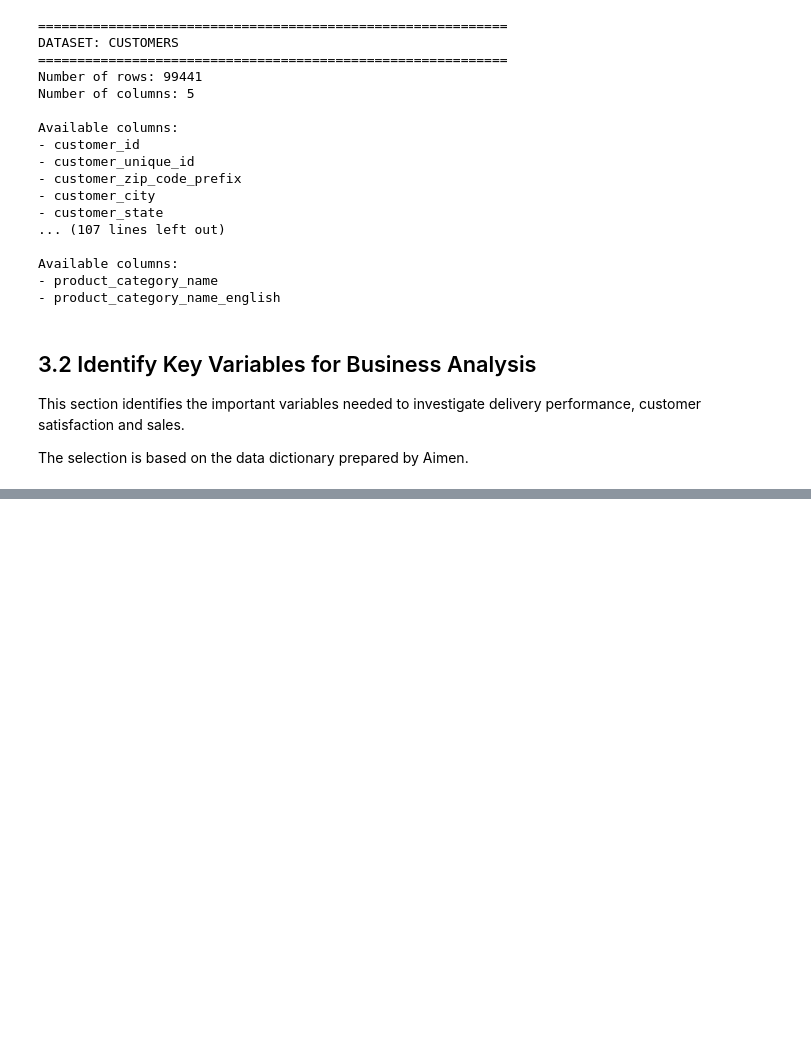
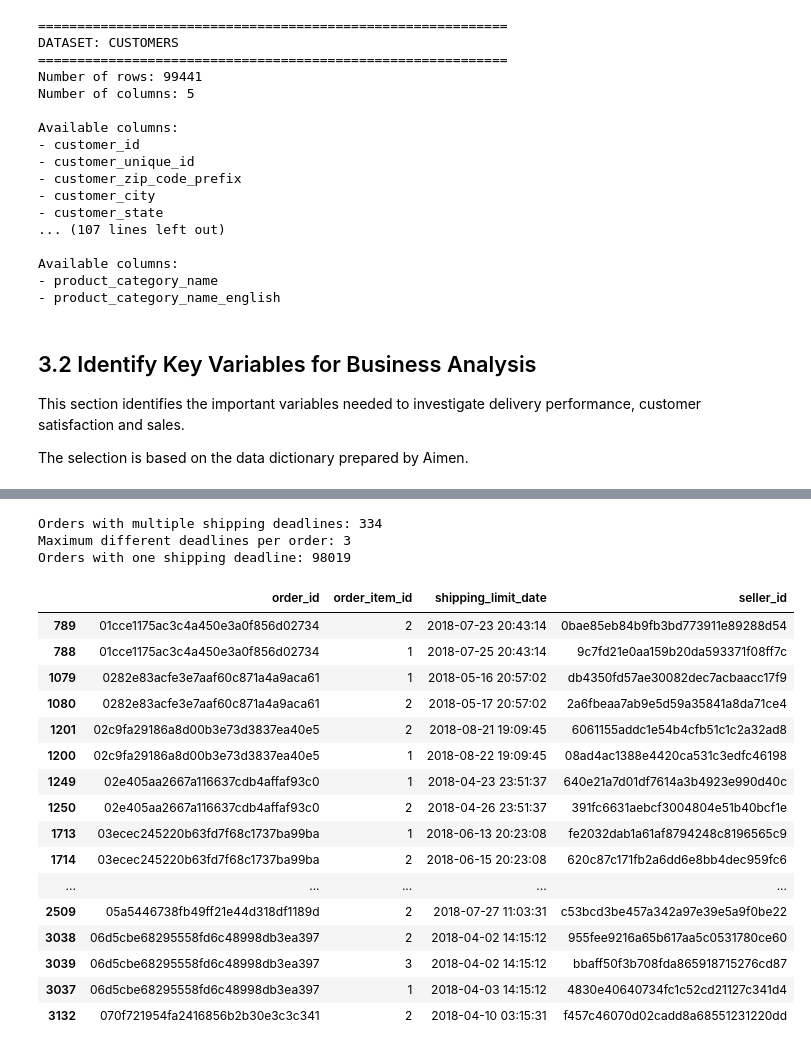
Before and after one commit to tarunmazumdertm-source/olist-delivery-performance-bi, a Jupyter notebook: 04_eda/notebooks/02_olist_eda.ipynb, the cells around one changed output, grey strips where cells are left out. Drawn from its saved outputs; the diff is of its cells as text; code cells hidden in the pictures; blank space fills up the shorter version.

Commit message:
Complete Stage 4 Data Preparation

```diff
--- a/04_eda/notebooks/02_olist_eda.ipynb
+++ b/04_eda/notebooks/02_olist_eda.ipynb
@@ -506,0 +1268,67 @@ Missing variable names: 0
+# %%
+# Create a working copy of order items
+items_df = prepared_data["order_items"].copy()
+
+# Count different shipping deadlines per order
+deadlines_per_order = (
+    items_df.groupby("order_id")["shipping_limit_date"]
+    .nunique()
+)
+
+print(
+    "Orders with multiple shipping deadlines:",
+    (deadlines_per_order > 1).sum()
+)
+
+print(
+    "Maximum different deadlines per order:",
+    deadlines_per_order.max()
+)
+
+print(
+    "Orders with one shipping deadline:",
+    (deadlines_per_order == 1).sum()
+)
+# %% [output]
+Orders with multiple shipping deadlines: 334
+Maximum different deadlines per order: 3
+Orders with one shipping deadline: 98019
+# %%
+# Find orders with multiple shipping deadlines
+multi_deadline_ids = deadlines_per_order[
+    deadlines_per_order > 1
+].index
+
+# Display 10 examples
+deadline_examples = items_df[
+    items_df["order_id"].isin(multi_deadline_ids)
+].sort_values(["order_id", "shipping_limit_date"])
+
+display(
+    deadline_examples[
+        [
+            "order_id",
+            "order_item_id",
+            "shipping_limit_date",
+            "seller_id"
+        ]
+    ].head(20)
+)
+# %% [output]
+|  | order_id | order_item_id | shipping_limit_date | seller_id |
+| 789 | 01cce1175ac3c4a450e3a0f856d02734 | 2 | 2018-07-23 20:43:14 | 0bae85eb84b9fb3bd773911e89288d54 |
+| 788 | 01cce1175ac3c4a450e3a0f856d02734 | 1 | 2018-07-25 20:43:14 | 9c7fd21e0aa159b20da593371f08ff7c |
+| 1079 | 0282e83acfe3e7aaf60c871a4a9aca61 | 1 | 2018-05-16 20:57:02 | db4350fd57ae30082dec7acbaacc17f9 |
+| 1080 | 0282e83acfe3e7aaf60c871a4a9aca61 | 2 | 2018-05-17 20:57:02 | 2a6fbeaa7ab9e5d59a35841a8da71ce4 |
+| 1201 | 02c9fa29186a8d00b3e73d3837ea40e5 | 2 | 2018-08-21 19:09:45 | 6061155addc1e54b4cfb51c1c2a32ad8 |
+| 1200 | 02c9fa29186a8d00b3e73d3837ea40e5 | 1 | 2018-08-22 19:09:45 | 08ad4ac1388e4420ca531c3edfc46198 |
+| 1249 | 02e405aa2667a116637cdb4affaf93c0 | 1 | 2018-04-23 23:51:37 | 640e21a7d01df7614a3b4923e990d40c |
+| 1250 | 02e405aa2667a116637cdb4affaf93c0 | 2 | 2018-04-26 23:51:37 | 391fc6631aebcf3004804e51b40bcf1e |
+| 1713 | 03ecec245220b63fd7f68c1737ba99ba | 1 | 2018-06-13 20:23:08 | fe2032dab1a61af8794248c8196565c9 |
+| 1714 | 03ecec245220b63fd7f68c1737ba99ba | 2 | 2018-06-15 20:23:08 | 620c87c171fb2a6dd6e8bb4dec959fc6 |
+| ... | ... | ... | ... | ... |
+| 2509 | 05a5446738fb49ff21e44d318df1189d | 2 | 2018-07-27 11:03:31 | c53bcd3be457a342a97e39e5a9f0be22 |
+| 3038 | 06d5cbe68295558fd6c48998db3ea397 | 2 | 2018-04-02 14:15:12 | 955fee9216a65b617aa5c0531780ce60 |
+| 3039 | 06d5cbe68295558fd6c48998db3ea397 | 3 | 2018-04-02 14:15:12 | bbaff50f3b708fda865918715276cd87 |
+| 3037 | 06d5cbe68295558fd6c48998db3ea397 | 1 | 2018-04-03 14:15:12 | 4830e40640734fc1c52cd21127c341d4 |
+| 3132 | 070f721954fa2416856b2b30e3c3c341 | 2 | 2018-04-10 03:15:31 | f457c46070d02cadd8a68551231220dd |
```
Also changed, not shown: parts of 76 cells of this notebook, 2 other files.
